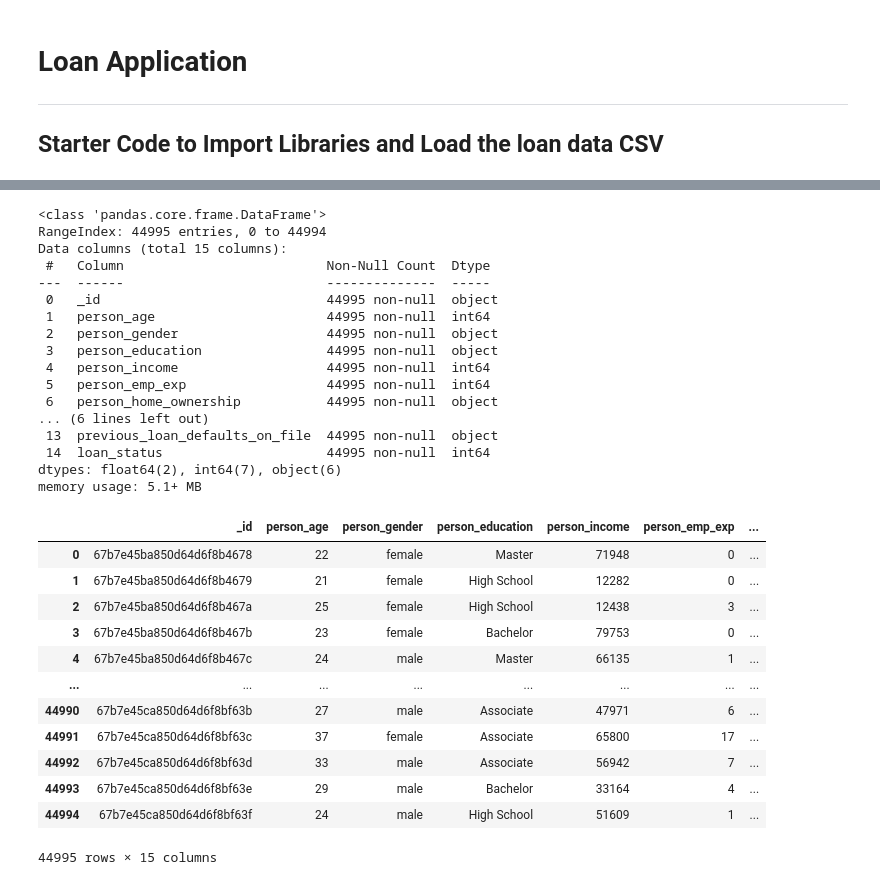
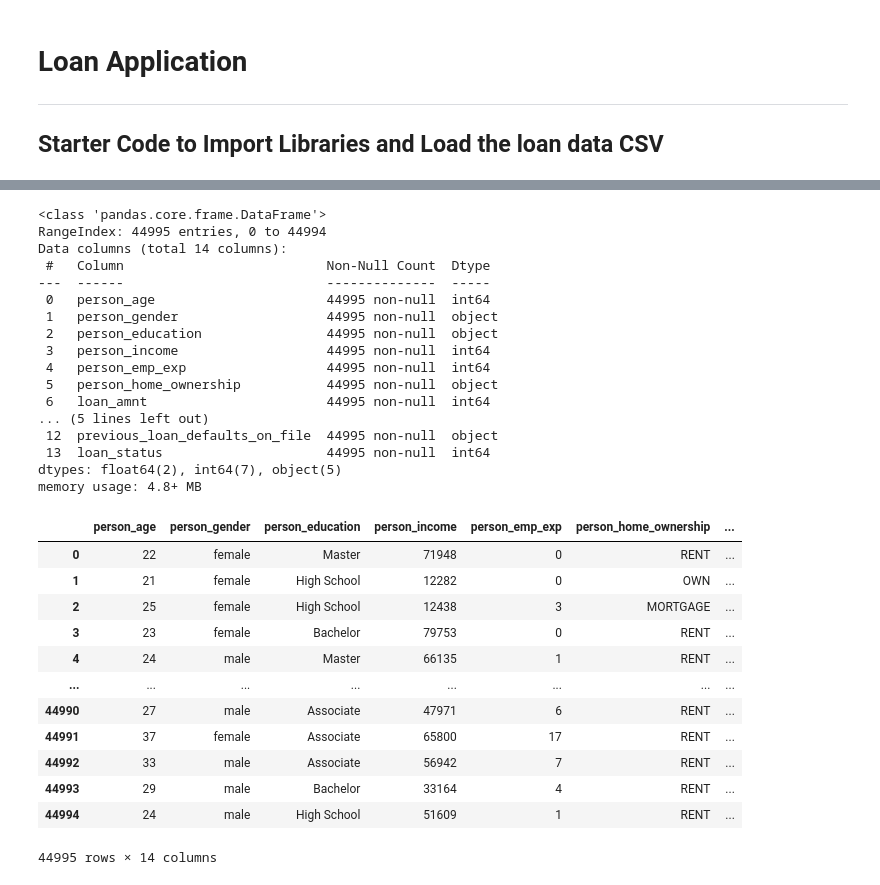
Before and after one commit to HeliosRider/Loan_Approval_Classification-, a Jupyter notebook: 1. cleaning_of_csv_file.ipynb, the cells around one changed output, grey strips where cells are left out. Drawn from its saved outputs; the diff is of its cells as text; code cells hidden in the pictures.

```diff
--- a/1. cleaning_of_csv_file.ipynb
+++ b/1. cleaning_of_csv_file.ipynb
@@ -10,13 +10,13 @@ from pathlib import Path
 # %%
 
 # Define the file path
-file_path = Path("Resources/clean_loan_data_db.csv") # file cleaned in the mongo database
+file_path = Path("Resources/loan_data_db.csv") # file cleaned in the mongo database
 
 # Read the CSV file into a DataFrame
 loans_df = pd.read_csv(file_path)
 
 # Display the DataFrame
-loans_df
+loans_df.head()
 # %% [output]
 |  | _id | person_age | person_gender | person_education | person_income | person_emp_exp | ... |
 | 0 | 67b7e45ba850d64d6f8b4678 | 22 | female | Master | 71948 | 0 | ... |
@@ -33,0 +27,4 @@ loans_df
+# %%
+# Remove _id column
+clean_loans_df = loans_df.drop('_id', axis=1)
+clean_loans_df.head()
@@ -34,40 +38,40 @@ loans_df
 # %%
 # finding the info
-loans_df.info()
+clean_loans_df.info()
 # %% [output]
 <class 'pandas.core.frame.DataFrame'>
 RangeIndex: 44995 entries, 0 to 44994
-Data columns (total 15 columns):
+Data columns (total 14 columns):
  #   Column                          Non-Null Count  Dtype
 ---  ------                          --------------  -----
- 0   _id                             44995 non-null  object
- 1   person_age                      44995 non-null  int64
- 2   person_gender                   44995 non-null  object
- 3   person_education                44995 non-null  object
- 4   person_income                   44995 non-null  int64
- 5   person_emp_exp                  44995 non-null  int64
- 6   person_home_ownership           44995 non-null  object
-... (6 lines left out)
- 13  previous_loan_defaults_on_file  44995 non-null  object
- 14  loan_status                     44995 non-null  int64
-dtypes: float64(2), int64(7), object(6)
-memory usage: 5.1+ MB
+ 0   person_age                      44995 non-null  int64
+ 1   person_gender                   44995 non-null  object
+ 2   person_education                44995 non-null  object
+ 3   person_income                   44995 non-null  int64
+ 4   person_emp_exp                  44995 non-null  int64
+ 5   person_home_ownership           44995 non-null  object
+ 6   loan_amnt                       44995 non-null  int64
+... (5 lines left out)
+ 12  previous_loan_defaults_on_file  44995 non-null  object
+ 13  loan_status                     44995 non-null  int64
+dtypes: float64(2), int64(7), object(5)
+memory usage: 4.8+ MB
 # %%
 #Dropping all rows that may missing information
 
-loans_clean_df = loans_df.dropna(how='any')
-loans_clean_df
+df = clean_loans_df.dropna(how='any')
+df
 # %% [output]
-|  | _id | person_age | person_gender | person_education | person_income | person_emp_exp | ... |
-| 0 | 67b7e45ba850d64d6f8b4678 | 22 | female | Master | 71948 | 0 | ... |
-| 1 | 67b7e45ba850d64d6f8b4679 | 21 | female | High School | 12282 | 0 | ... |
-| 2 | 67b7e45ba850d64d6f8b467a | 25 | female | High School | 12438 | 3 | ... |
-| 3 | 67b7e45ba850d64d6f8b467b | 23 | female | Bachelor | 79753 | 0 | ... |
-| 4 | 67b7e45ba850d64d6f8b467c | 24 | male | Master | 66135 | 1 | ... |
+|  | person_age | person_gender | person_education | person_income | person_emp_exp | person_home_ownership | ... |
+| 0 | 22 | female | Master | 71948 | 0 | RENT | ... |
+| 1 | 21 | female | High School | 12282 | 0 | OWN | ... |
+| 2 | 25 | female | High School | 12438 | 3 | MORTGAGE | ... |
+| 3 | 23 | female | Bachelor | 79753 | 0 | RENT | ... |
+| 4 | 24 | male | Master | 66135 | 1 | RENT | ... |
 | ... | ... | ... | ... | ... | ... | ... | ... |
-| 44990 | 67b7e45ca850d64d6f8bf63b | 27 | male | Associate | 47971 | 6 | ... |
-| 44991 | 67b7e45ca850d64d6f8bf63c | 37 | female | Associate | 65800 | 17 | ... |
-| 44992 | 67b7e45ca850d64d6f8bf63d | 33 | male | Associate | 56942 | 7 | ... |
-| 44993 | 67b7e45ca850d64d6f8bf63e | 29 | male | Bachelor | 33164 | 4 | ... |
-| 44994 | 67b7e45ca850d64d6f8bf63f | 24 | male | High School | 51609 | 1 | ... |
+| 44990 | 27 | male | Associate | 47971 | 6 | RENT | ... |
+| 44991 | 37 | female | Associate | 65800 | 17 | RENT | ... |
+| 44992 | 33 | male | Associate | 56942 | 7 | RENT | ... |
+| 44993 | 29 | male | Bachelor | 33164 | 4 | RENT | ... |
+| 44994 | 24 | male | High School | 51609 | 1 | RENT | ... |
-44995 rows × 15 columns
+44995 rows × 14 columns
```
Also changed, not shown: parts of 4 cells of this notebook, 4 other files.
